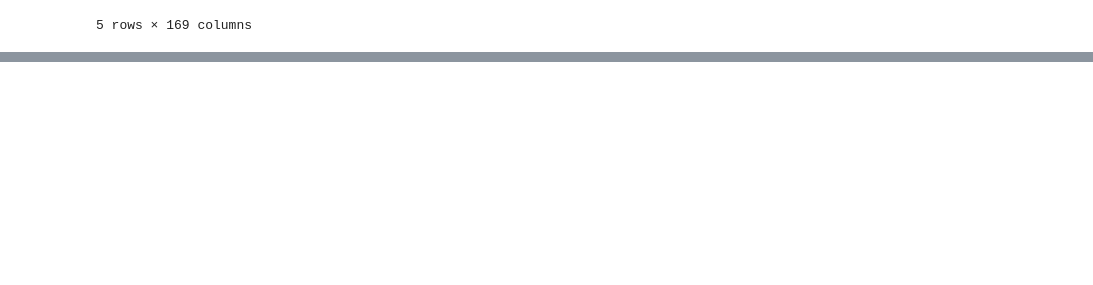
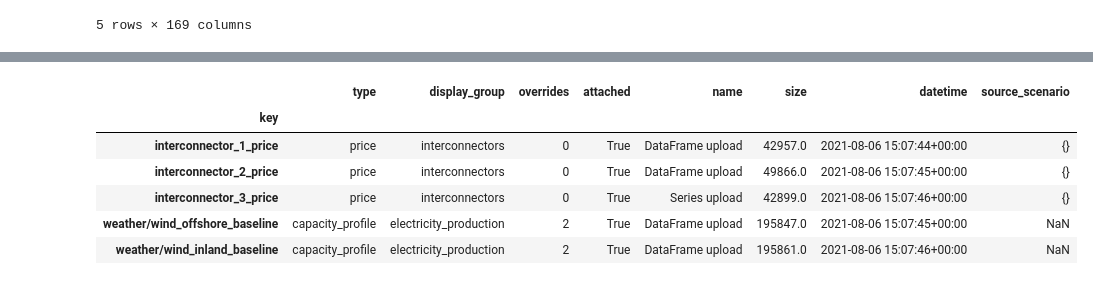
Before and after one commit to robcalon/pyetm, a Jupyter notebook: examples/OLD.ipynb, the cells around one changed output, grey strips where cells are left out. Cells and saved outputs as stored; diff of their text form; code cells hidden in the pictures; blank space fills up the shorter version.

```diff
--- a/examples/introduction.ipynb
+++ b/examples/OLD.ipynb
@@ -121,0 +146,18 @@ It is also possible to upload custom curves for a select number of parameters. T
+# %%
+import numpy as np
+import pandas as pd
+
+# create prices for interconnectors
+con1 = pd.Series(np.random.rand(8760)*3, name='interconnector_1_price')
+con2 = pd.Series(np.random.rand(8760)*49, name='interconnector_2_price')
+con3 = pd.Series(np.random.rand(8760)*5, name='interconnector_3_price')
+
+# create capacity factors for wind
+offshore = pd.Series(np.random.rand(8760), name='weather/wind_offshore_baseline')
+onshore = pd.Series(np.random.rand(8760), name='weather/wind_inland_baseline')
+
+# merge series in dataframe
+ccurves = pd.concat([con1, con2, offshore, onshore], axis=1)
+
+# show random data
+ccurves.head()
@@ -121,0 +171,21 @@ It is also possible to upload custom curves for a select number of parameters. T
+# %%
+# set data as ccurves profiles and specify dataset
+client.upload_ccurves(ccurves, name='DataFrame upload')
+
+# this also works for individual series
+client.upload_ccurve(con3, name='Series upload')
+
+# show uploaded ccurves
+curves = client.ccurves.overview
+curves = curves[curves.attached == True]
+
+# show ccurves
+curves
+# %% [output]
+|  | type | display_group | overrides | attached | name | size | datetime | source_scenario |
+| key |  |  |  |  |  |  |  |  |
+| interconnector_1_price | price | interconnectors | 0 | True | DataFrame upload | 42957.0 | 2021-08-06 15:07:44+00:00 | {} |
+| interconnector_2_price | price | interconnectors | 0 | True | DataFrame upload | 49866.0 | 2021-08-06 15:07:45+00:00 | {} |
+| interconnector_3_price | price | interconnectors | 0 | True | Series upload | 42899.0 | 2021-08-06 15:07:46+00:00 | {} |
+| weather/wind_offshore_baseline | capacity_profile | electricity_production | 2 | True | DataFrame upload | 195847.0 | 2021-08-06 15:07:45+00:00 | NaN |
+| weather/wind_inland_baseline | capacity_profile | electricity_production | 2 | True | DataFrame upload | 195861.0 | 2021-08-06 15:07:46+00:00 | NaN |
```
Also changed, not shown: parts of 6 cells of this notebook, 10 other files.
